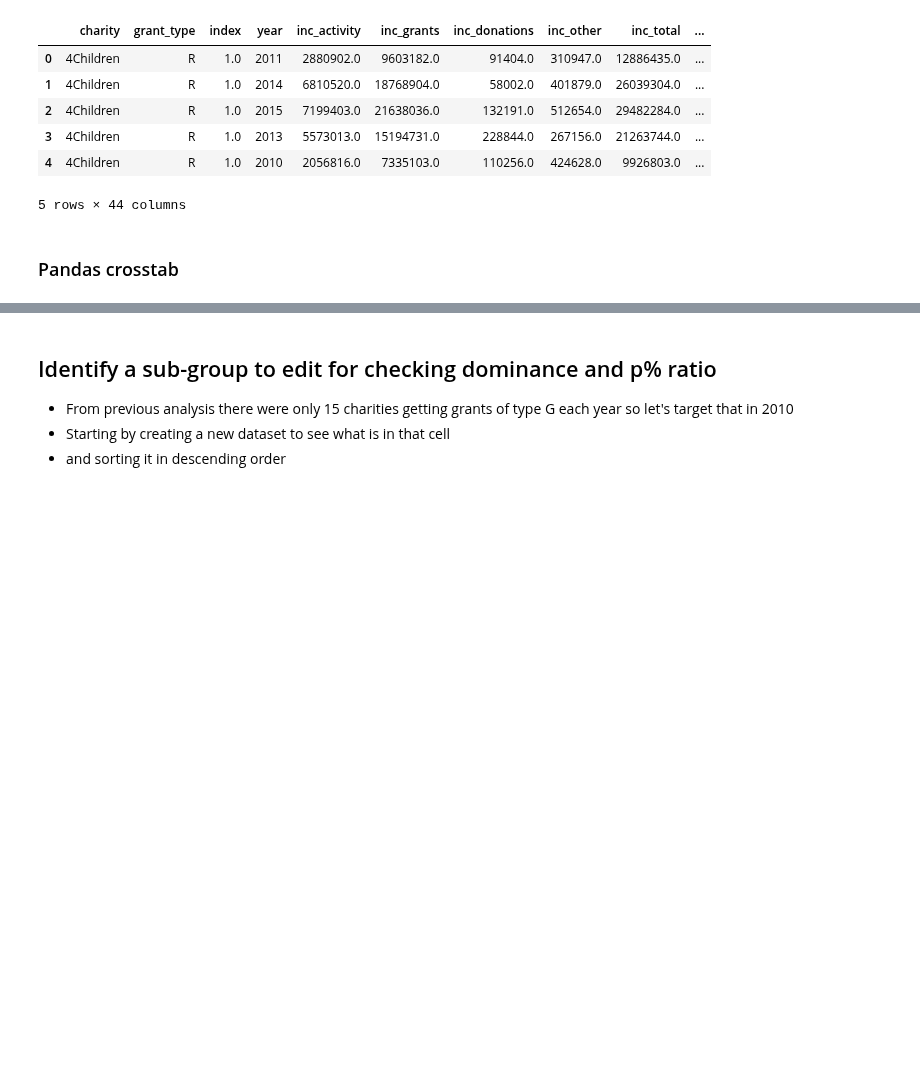
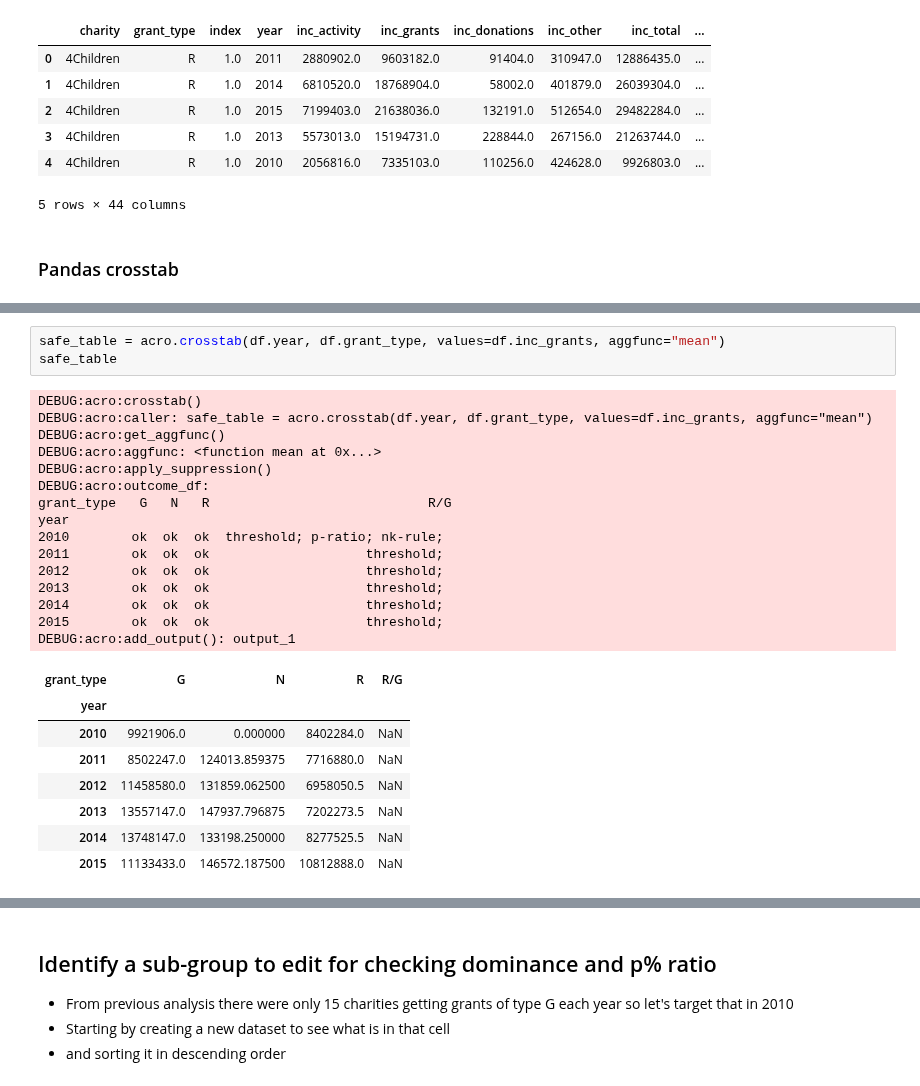
Before and after one commit to AI-SDC/ACRO, a Jupyter notebook: notebooks/test-p-percent-example.ipynb, the cells around one changed output, grey strips where cells are left out. Cells and saved outputs as stored; diff of their text form; blank space fills up the shorter version.

```diff
--- a/notebooks/test-p-percent-example.ipynb
+++ b/notebooks/test-p-percent-example.ipynb
@@ -55,0 +75,27 @@ DEBUG:acro:suppressing 6 cells where value < threshold
+# %%
+safe_table = acro.crosstab(df.year, df.grant_type, values=df.inc_grants, aggfunc="mean")
+safe_table
+# %% [output]
+DEBUG:acro:crosstab()
+DEBUG:acro:caller: safe_table = acro.crosstab(df.year, df.grant_type, values=df.inc_grants, aggfunc="mean")
+DEBUG:acro:get_aggfunc()
+DEBUG:acro:aggfunc: <function mean at 0x...>
+DEBUG:acro:apply_suppression()
+DEBUG:acro:outcome_df:
+grant_type   G   N   R                            R/G
+year
+2010        ok  ok  ok  threshold; p-ratio; nk-rule;
+2011        ok  ok  ok                    threshold;
+2012        ok  ok  ok                    threshold;
+2013        ok  ok  ok                    threshold;
+2014        ok  ok  ok                    threshold;
+2015        ok  ok  ok                    threshold;
+DEBUG:acro:add_output(): output_1
+| grant_type | G | N | R | R/G |
+| year |  |  |  |  |
+| 2010 | 9921906.0 | 0.000000 | 8402284.0 | NaN |
+| 2011 | 8502247.0 | 124013.859375 | 7716880.0 | NaN |
+| 2012 | 11458580.0 | 131859.062500 | 6958050.5 | NaN |
+| 2013 | 13557147.0 | 147937.796875 | 7202273.5 | NaN |
+| 2014 | 13748147.0 | 133198.250000 | 8277525.5 | NaN |
+| 2015 | 11133433.0 | 146572.187500 | 10812888.0 | NaN |
```
Also changed, not shown: parts of 9 cells of this notebook, 3 other files.
